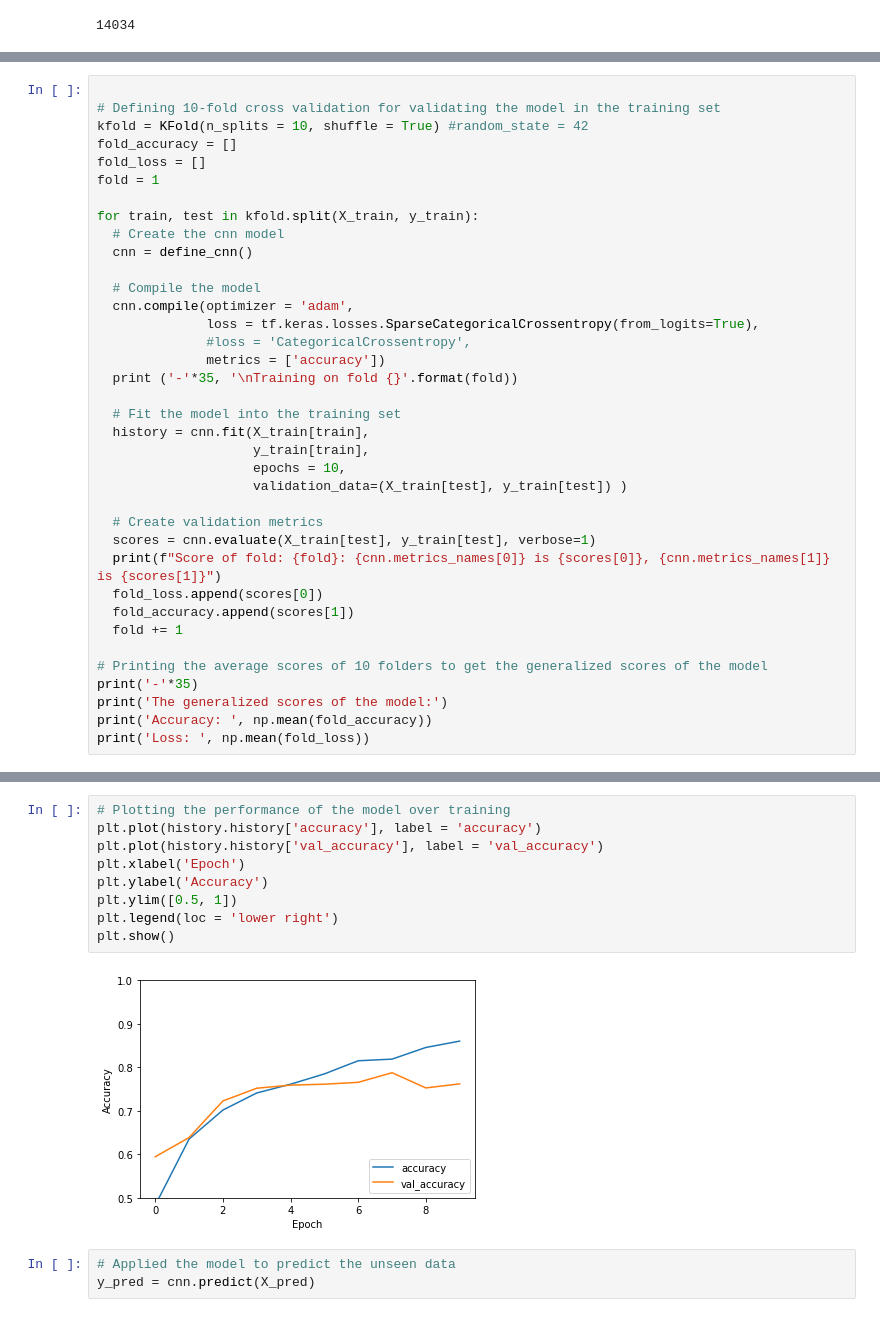
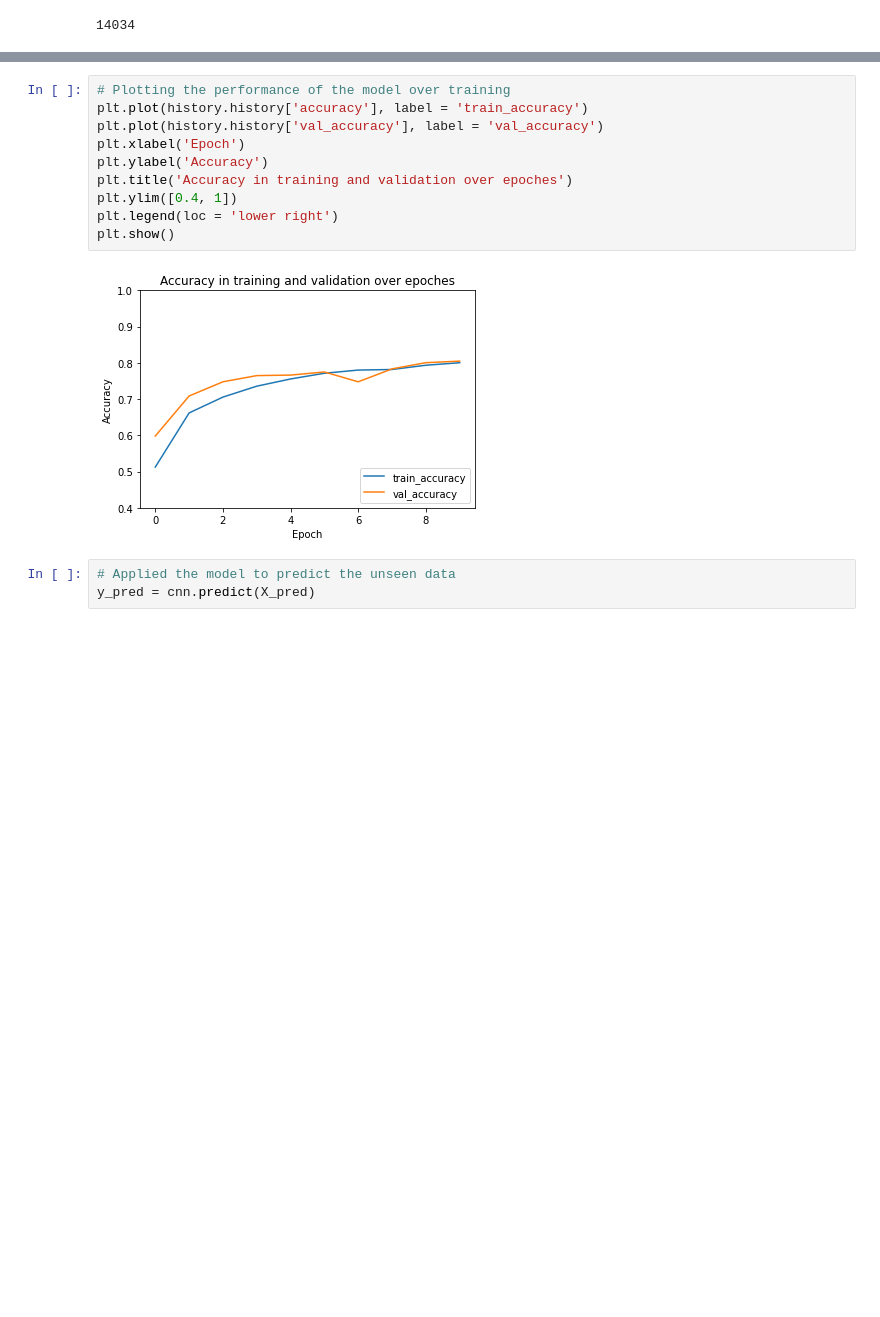
Before and after one commit to HuyenNguyenHelen/INFO-5505---Machine-learning, a Jupyter notebook: HuyenNguyen_Assignment_6.ipynb, the cells around one changed output, grey strips where cells are left out. Drawn from its saved outputs; the diff is of its cells as text; blank space fills up the shorter version.

```diff
--- a/HuyenNguyen_Assignment_6.ipynb
+++ b/HuyenNguyen_Assignment_6.ipynb
@@ -376,37 +452,0 @@ TypeError: ignored
-# %%
-
-# Defining 10-fold cross validation for validating the model in the training set
-kfold = KFold(n_splits = 10, shuffle = True) #random_state = 42
-fold_accuracy = []
-fold_loss = []
-fold = 1
-
-for train, test in kfold.split(X_train, y_train):
-  # Create the cnn model
-  cnn = define_cnn()
-
-  # Compile the model
-  cnn.compile(optimizer = 'adam',
-              loss = tf.keras.losses.SparseCategoricalCrossentropy(from_logits=True),
-              #loss = 'CategoricalCrossentropy',
-              metrics = ['accuracy'])
-  print ('-'*35, '\nTraining on fold {}'.format(fold))
-
-  # Fit the model into the training set
-  history = cnn.fit(X_train[train],
-                    y_train[train],
-                    epochs = 10,
-                    validation_data=(X_train[test], y_train[test]) )
-
-  # Create validation metrics
-  scores = cnn.evaluate(X_train[test], y_train[test], verbose=1)
-  print(f"Score of fold: {fold}: {cnn.metrics_names[0]} is {scores[0]}, {cnn.metrics_names[1]} is {scores[1]}")
-  fold_loss.append(scores[0])
-  fold_accuracy.append(scores[1])
-  fold += 1
-
-# Printing the average scores of 10 folders to get the generalized scores of the model
-print('-'*35)
-print('The generalized scores of the model:')
-print('Accuracy: ', np.mean(fold_accuracy))
-print('Loss: ', np.mean(fold_loss))
@@ -474,14 +520,15 @@ plt.show()
 # %%
 # Plotting the performance of the model over training
-plt.plot(history.history['accuracy'], label = 'accuracy')
+plt.plot(history.history['accuracy'], label = 'train_accuracy')
 plt.plot(history.history['val_accuracy'], label = 'val_accuracy')
 plt.xlabel('Epoch')
 plt.ylabel('Accuracy')
-plt.ylim([0.5, 1])
+plt.title('Accuracy in training and validation over epoches')
+plt.ylim([0.4, 1])
 plt.legend(loc = 'lower right')
 plt.show()
 # %% [output]
-[figure, old version]
+[figure, new version]
 # %%
 # Applied the model to predict the unseen data
 y_pred = cnn.predict(X_pred)
```
Also changed, not shown: parts of 7 cells of this notebook.
